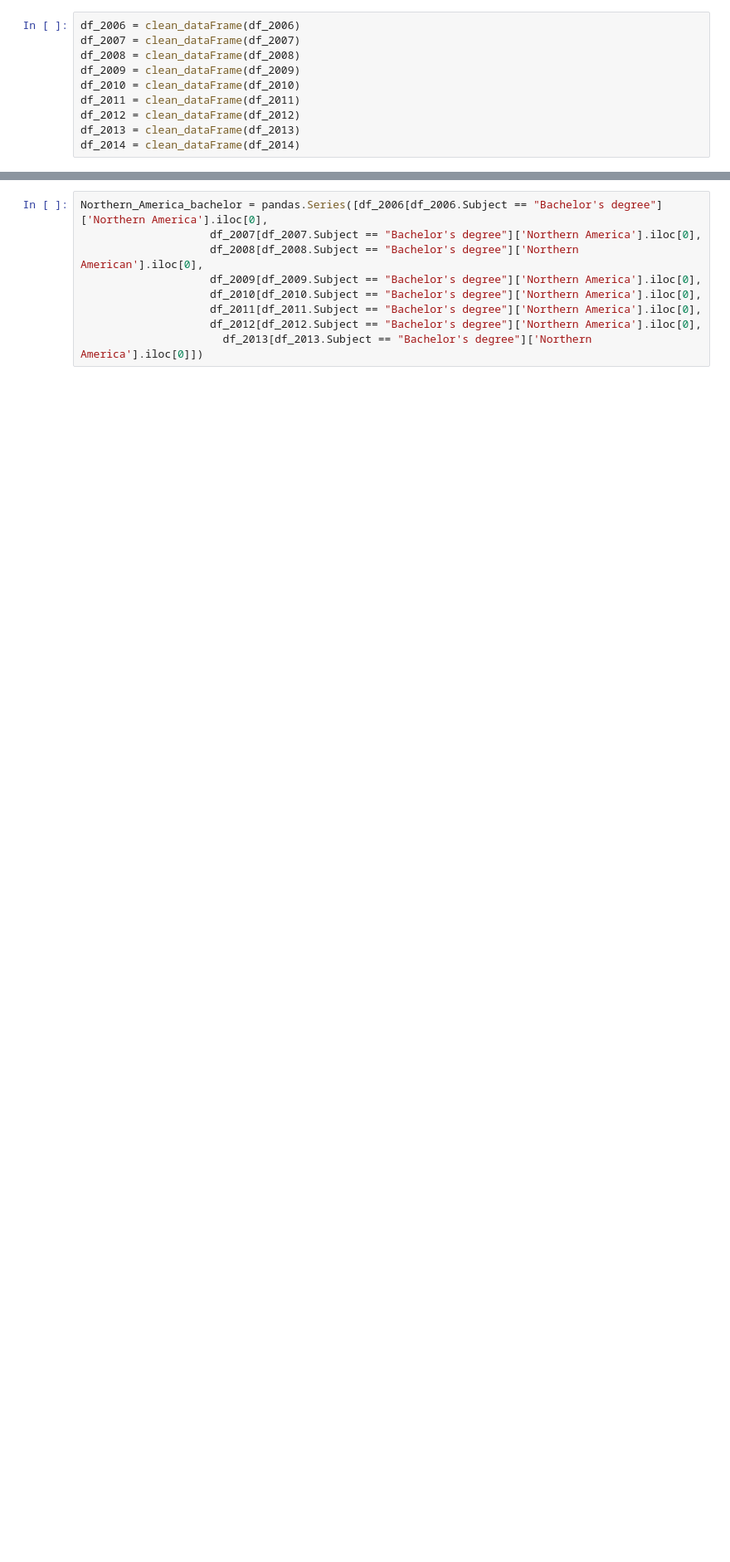
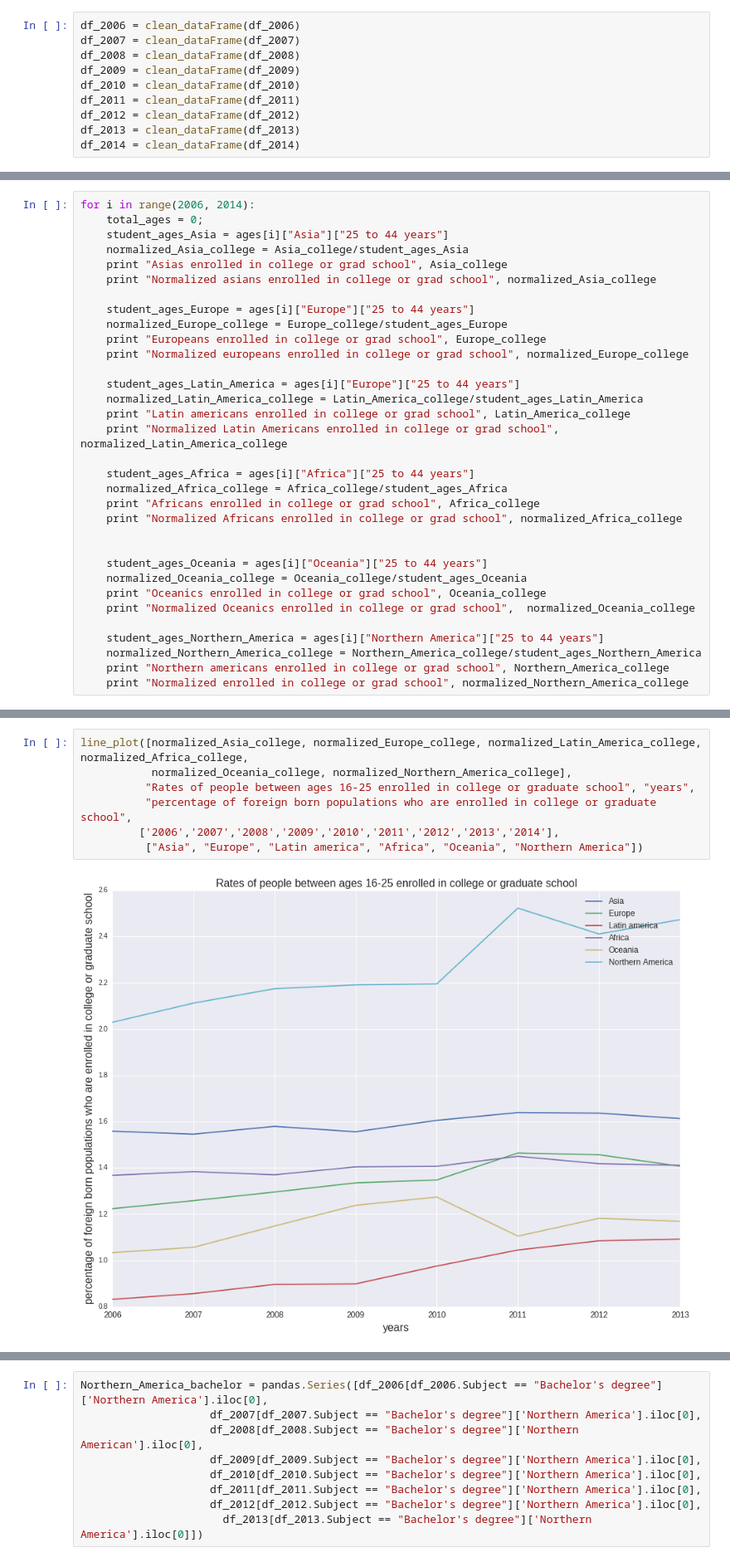
Before and after one commit to skchandra/DataScienceUSImmigration, a Jupyter notebook: Education_Over_Time.ipynb, the cells around one changed output, grey strips where cells are left out. Shown at 83% size. Saved outputs shown, nothing was run; the diff lists cells and outputs as text; blank space fills up the shorter version.

```diff
--- a/Education_Over_Time.ipynb
+++ b/Education_Over_Time.ipynb
@@ -152,0 +402,33 @@ df_2013[df_2013.Subject == "Bachelor's degree"].Asia.iloc[0]
+# %%
+for i in range(2006, 2014):
+    total_ages = 0;
+    student_ages_Asia = ages[i]["Asia"]["25 to 44 years"]
+    normalized_Asia_college = Asia_college/student_ages_Asia
+    print "Asias enrolled in college or grad school", Asia_college
+    print "Normalized asians enrolled in college or grad school", normalized_Asia_college
+
+    student_ages_Europe = ages[i]["Europe"]["25 to 44 years"]
+    normalized_Europe_college = Europe_college/student_ages_Europe
+    print "Europeans enrolled in college or grad school", Europe_college
+    print "Normalized europeans enrolled in college or grad school", normalized_Europe_college
+
+    student_ages_Latin_America = ages[i]["Europe"]["25 to 44 years"]
+    normalized_Latin_America_college = Latin_America_college/student_ages_Latin_America
+    print "Latin americans enrolled in college or grad school", Latin_America_college
+    print "Normalized Latin Americans enrolled in college or grad school", normalized_Latin_America_college
+
+    student_ages_Africa = ages[i]["Africa"]["25 to 44 years"]
+    normalized_Africa_college = Africa_college/student_ages_Africa
+    print "Africans enrolled in college or grad school", Africa_college
+    print "Normalized Africans enrolled in college or grad school", normalized_Africa_college
+
+
+    student_ages_Oceania = ages[i]["Oceania"]["25 to 44 years"]
+    normalized_Oceania_college = Oceania_college/student_ages_Oceania
+    print "Oceanics enrolled in college or grad school", Oceania_college
+    print "Normalized Oceanics enrolled in college or grad school",  normalized_Oceania_college
+
+    student_ages_Northern_America = ages[i]["Northern America"]["25 to 44 years"]
+    normalized_Northern_America_college = Northern_America_college/student_ages_Northern_America
+    print "Northern americans enrolled in college or grad school", Northern_America_college
+    print "Normalized enrolled in college or grad school", normalized_Northern_America_college
@@ -152,0 +456,9 @@ df_2013[df_2013.Subject == "Bachelor's degree"].Asia.iloc[0]
+# %%
+line_plot([normalized_Asia_college, normalized_Europe_college, normalized_Latin_America_college, normalized_Africa_college,
+           normalized_Oceania_college, normalized_Northern_America_college],
+          "Rates of people between ages 16-25 enrolled in college or graduate school", "years",
+          "percentage of foreign born populations who are enrolled in college or graduate school",
+         ['2006','2007','2008','2009','2010','2011','2012','2013','2014'],
+          ["Asia", "Europe", "Latin america", "Africa", "Oceania", "Northern America"])
+# %% [output]
+[figure, added]
```
Also changed, not shown: parts of 59 cells of this notebook, 10 other files.
